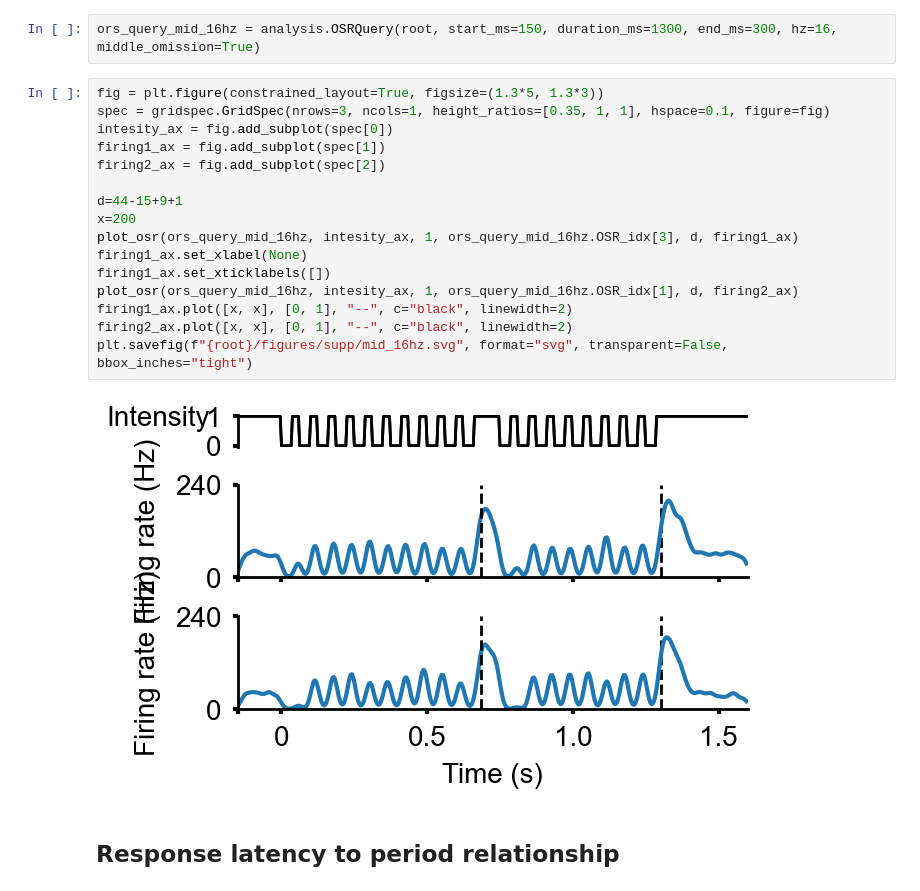
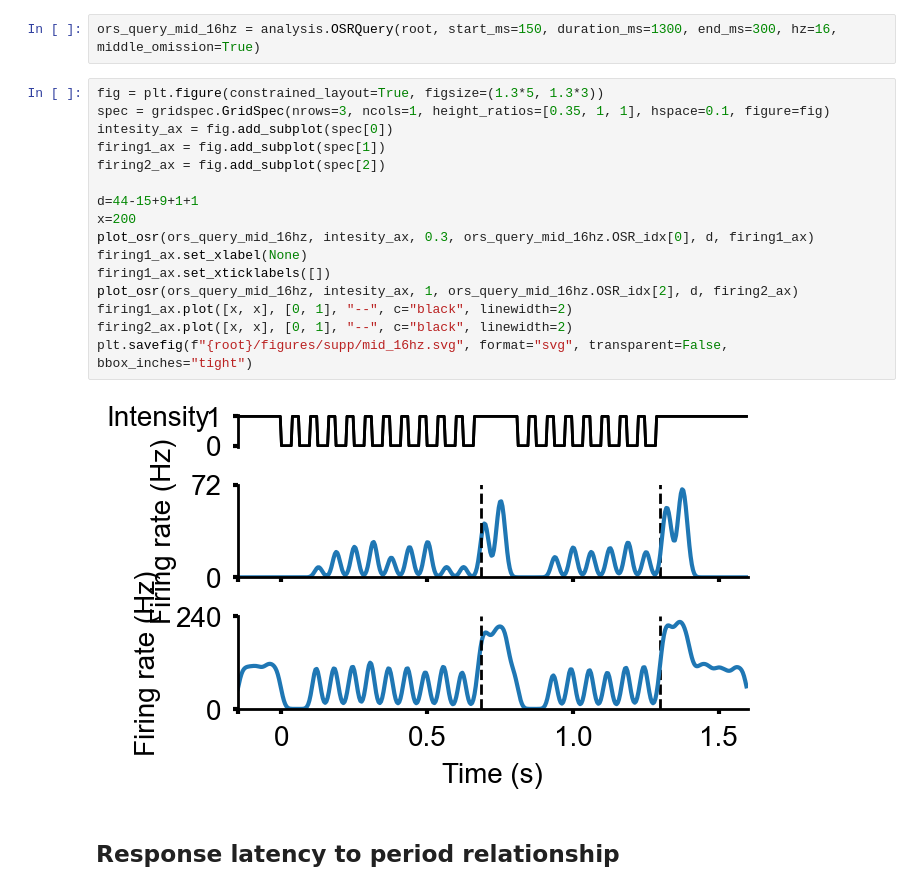
Before and after one commit to webstorms/RetinalModel, a Jupyter notebook: notebooks/Supp Fig 8 & 9 & 10 - OSR.ipynb, the cells around one changed output. Drawn from its saved outputs; the diff is of its cells as text.

```diff
--- a/notebooks/Supp Fig 8 & 9 & 10 - OSR.ipynb
+++ b/notebooks/Supp Fig 8 & 9 & 10 - OSR.ipynb
@@ -105,21 +105,21 @@ ors_query_mid_16hz = analysis.OSRQuery(root, start_ms=150, duration_ms=1300, end
 # %%
 fig = plt.figure(constrained_layout=True, figsize=(1.3*5, 1.3*3))
 spec = gridspec.GridSpec(nrows=3, ncols=1, height_ratios=[0.35, 1, 1], hspace=0.1, figure=fig)
 intesity_ax = fig.add_subplot(spec[0])
 firing1_ax = fig.add_subplot(spec[1])
 firing2_ax = fig.add_subplot(spec[2])
 
-d=44-15+9+1
+d=44-15+9+1+1
 x=200
-plot_osr(ors_query_mid_16hz, intesity_ax, 1, ors_query_mid_16hz.OSR_idx[3], d, firing1_ax)
+plot_osr(ors_query_mid_16hz, intesity_ax, 0.3, ors_query_mid_16hz.OSR_idx[0], d, firing1_ax)
 firing1_ax.set_xlabel(None)
 firing1_ax.set_xticklabels([])
-plot_osr(ors_query_mid_16hz, intesity_ax, 1, ors_query_mid_16hz.OSR_idx[1], d, firing2_ax)
+plot_osr(ors_query_mid_16hz, intesity_ax, 1, ors_query_mid_16hz.OSR_idx[2], d, firing2_ax)
 firing1_ax.plot([x, x], [0, 1], "--", c="black", linewidth=2)
 firing2_ax.plot([x, x], [0, 1], "--", c="black", linewidth=2)
 plt.savefig(f"{root}/figures/supp/mid_16hz.svg", format="svg", transparent=False, bbox_inches="tight")
 # %% [output]
-[figure, old version]
+[figure, new version]
 # %% [markdown]
 ## Response latency to period relationship
 # %%
```
Also changed, not shown: parts of 3 cells of this notebook, 1 other file.
